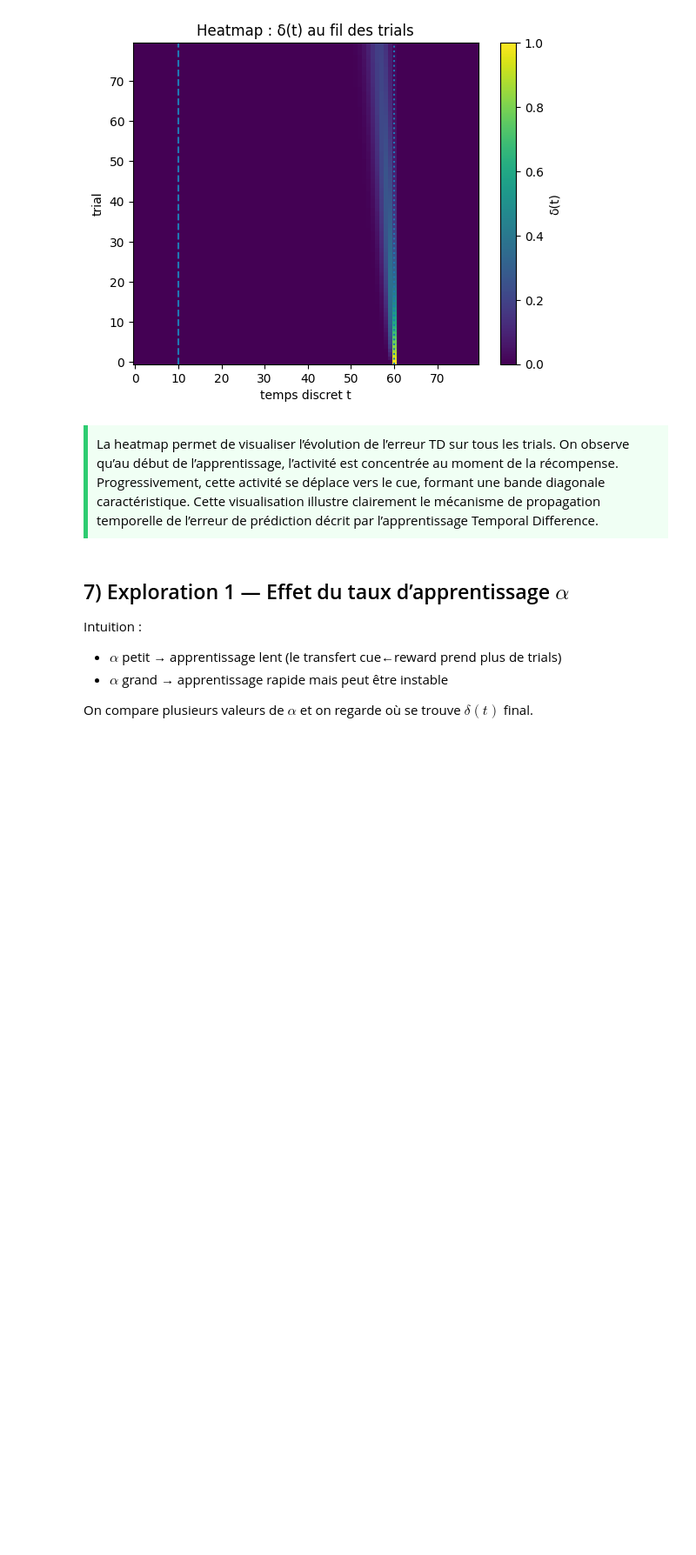
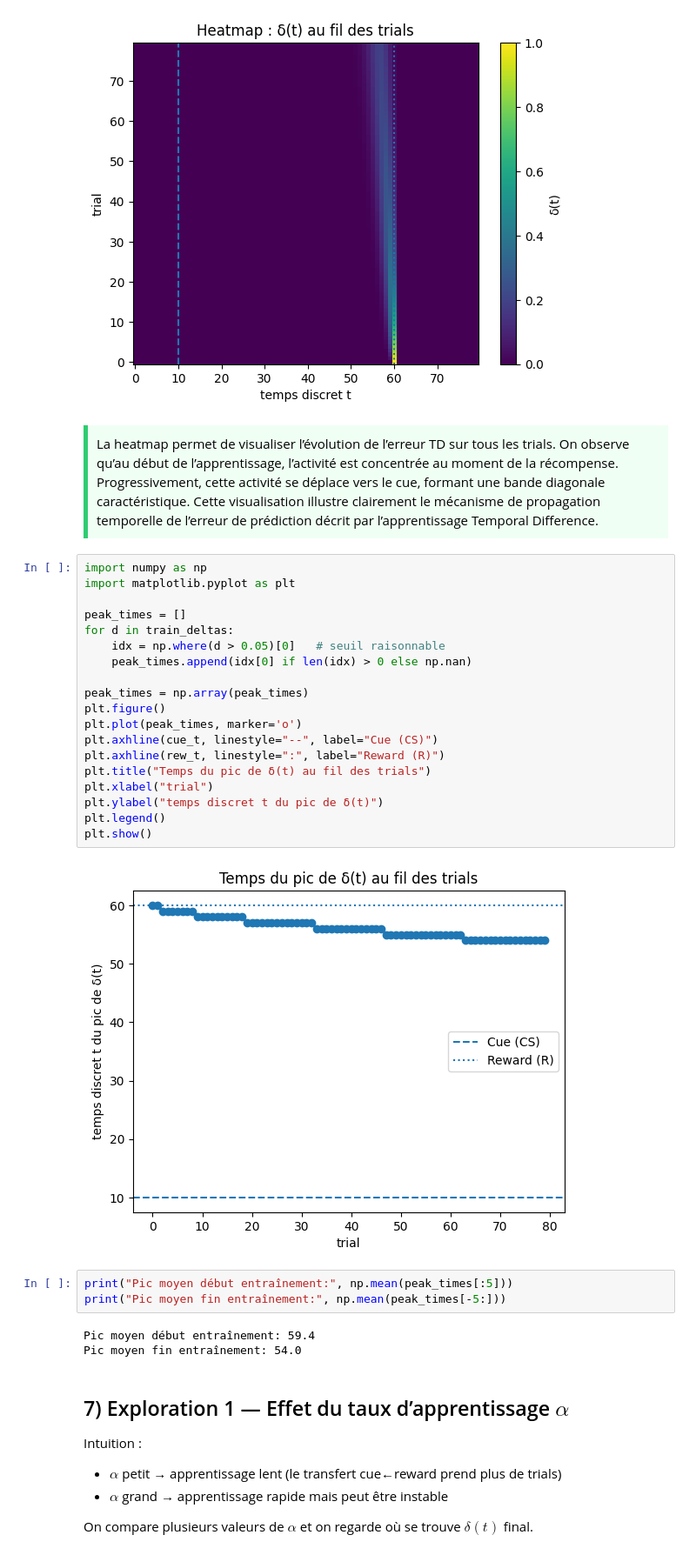
Before and after one commit to pgatt06/RL_temporal_difference_learning, a Jupyter notebook: Explo_fr.ipynb, the cells around one changed output. Shown at 87% size. Saved outputs shown, nothing was run; the diff lists cells and outputs as text; blank space fills up the shorter version.

Commit message:
ajout décalage du pic de delta

```diff
--- a/Explo_fr.ipynb
+++ b/Explo_fr.ipynb
@@ -240,6 +240,33 @@ plt.show()
 <div style="border-left: 5px solid #2ecc71; padding: 10px; background-color: #f0fff4; color: black;">
 La heatmap permet de visualiser l’évolution de l’erreur TD sur tous les trials. On observe qu’au début de l’apprentissage, l’activité est concentrée au moment de la récompense. Progressivement, cette activité se déplace vers le cue, formant une bande diagonale caractéristique. Cette visualisation illustre clairement le mécanisme de propagation temporelle de l’erreur de prédiction décrit par l’apprentissage Temporal Difference.
 </div>
+# %%
+import numpy as np
+import matplotlib.pyplot as plt
+
+peak_times = []
+for d in train_deltas:
+    idx = np.where(d > 0.05)[0]   # seuil raisonnable
+    peak_times.append(idx[0] if len(idx) > 0 else np.nan)
+
+peak_times = np.array(peak_times)
+plt.figure()
+plt.plot(peak_times, marker='o')
+plt.axhline(cue_t, linestyle="--", label="Cue (CS)")
+plt.axhline(rew_t, linestyle=":", label="Reward (R)")
+plt.title("Temps du pic de δ(t) au fil des trials")
+plt.xlabel("trial")
+plt.ylabel("temps discret t du pic de δ(t)")
+plt.legend()
+plt.show()
+# %% [output]
+[figure, added]
+# %%
+print("Pic moyen début entraînement:", np.mean(peak_times[:5]))
+print("Pic moyen fin entraînement:", np.mean(peak_times[-5:]))
+# %% [output]
+Pic moyen début entraînement: 59.4
+Pic moyen fin entraînement: 54.0
 # %% [markdown]
 ## 7) Exploration 1 — Effet du taux d’apprentissage $\alpha$
 
```
